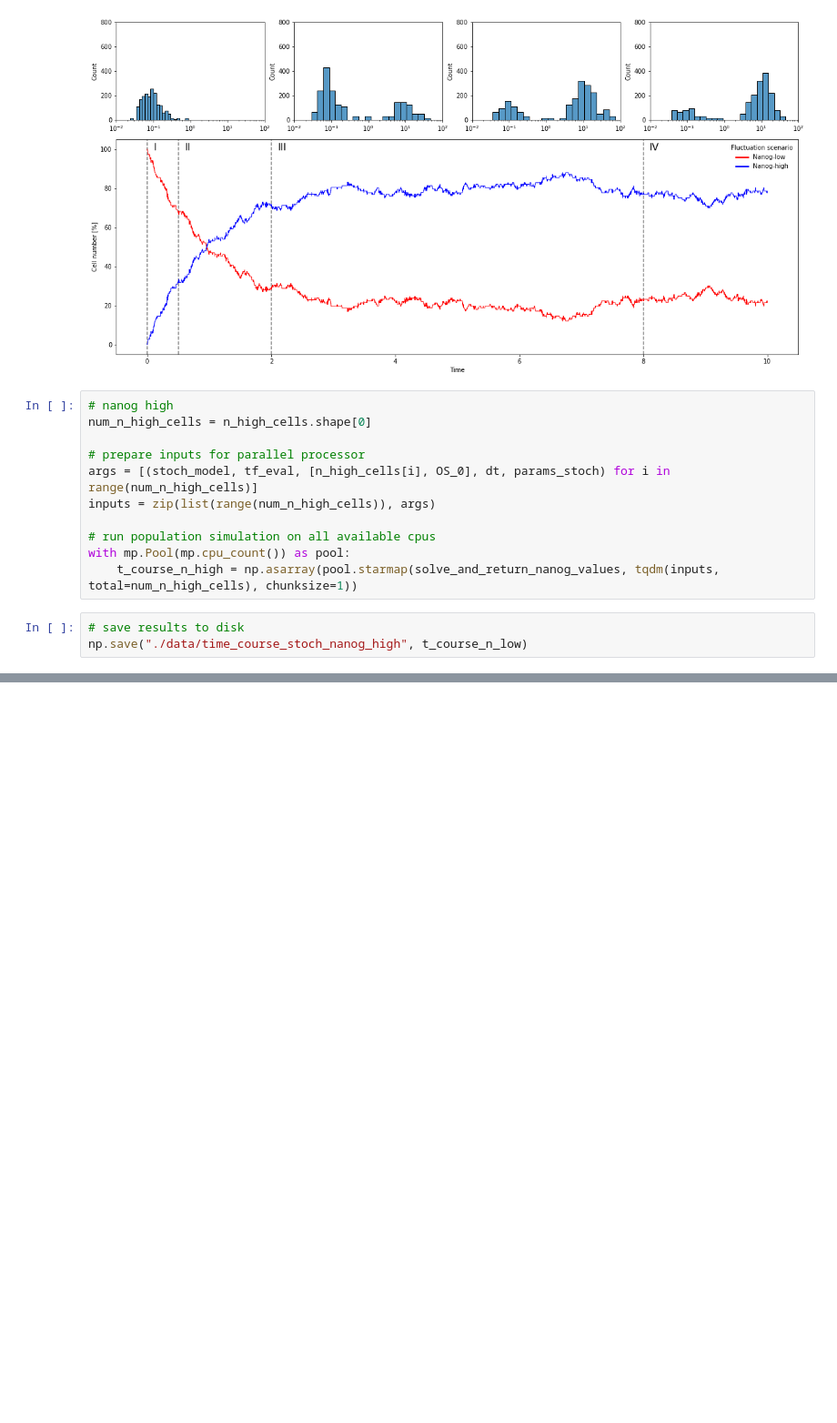
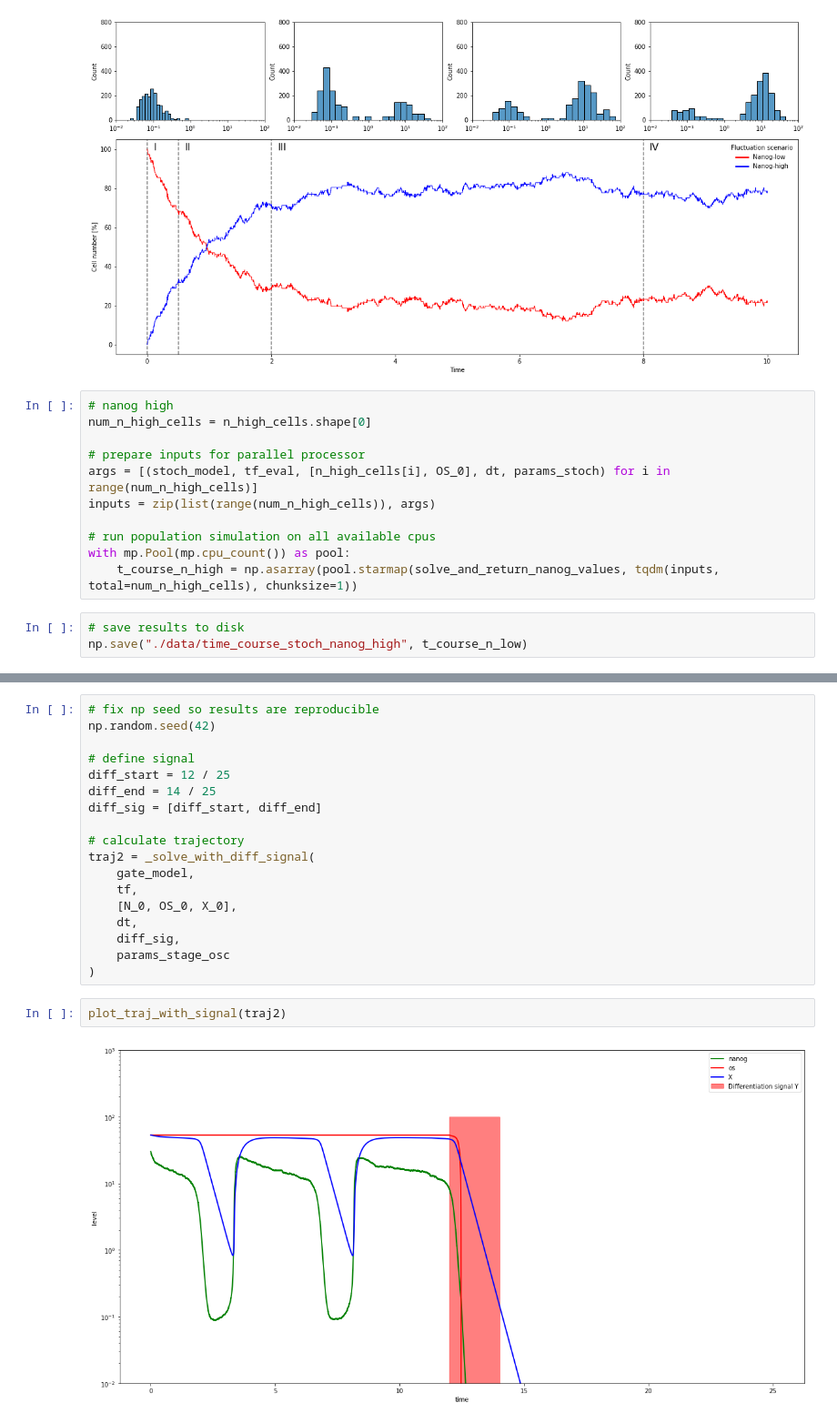
Before and after one commit to martinfg/modelling-nanog-variability, a Jupyter notebook: notebook.ipynb, the cells around one changed output, grey strips where cells are left out. Shown at 91% size. Drawn from its saved outputs; the diff is of its cells as text; blank space fills up the shorter version.

```diff
--- a/notebook.ipynb
+++ b/notebook.ipynb
@@ -679,0 +762,22 @@ TODO:
+# %%
+# fix np seed so results are reproducible
+np.random.seed(42)
+
+# define signal
+diff_start = 12 / 25
+diff_end = 14 / 25
+diff_sig = [diff_start, diff_end]
+
+# calculate trajectory
+traj2 = _solve_with_diff_signal(
+    gate_model,
+    tf,
+    [N_0, OS_0, X_0],
+    dt,
+    diff_sig,
+    params_stage_osc
+)
+# %%
+plot_traj_with_signal(traj2)
+# %% [output]
+[figure, added]
```
Also changed, not shown: parts of 30 cells of this notebook.
